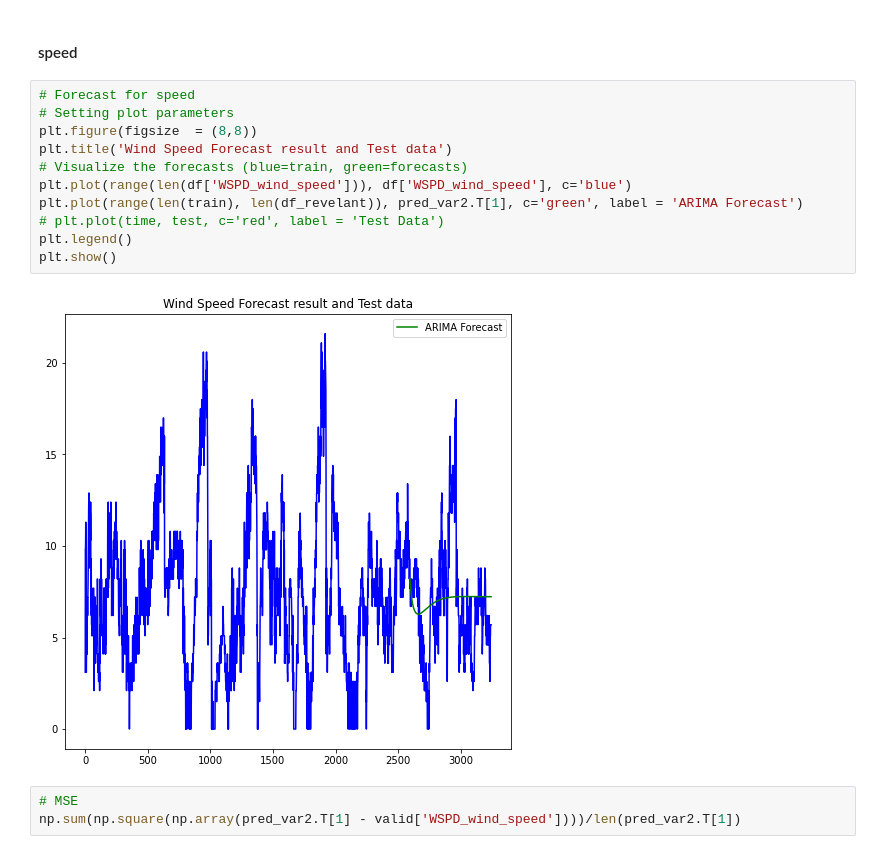
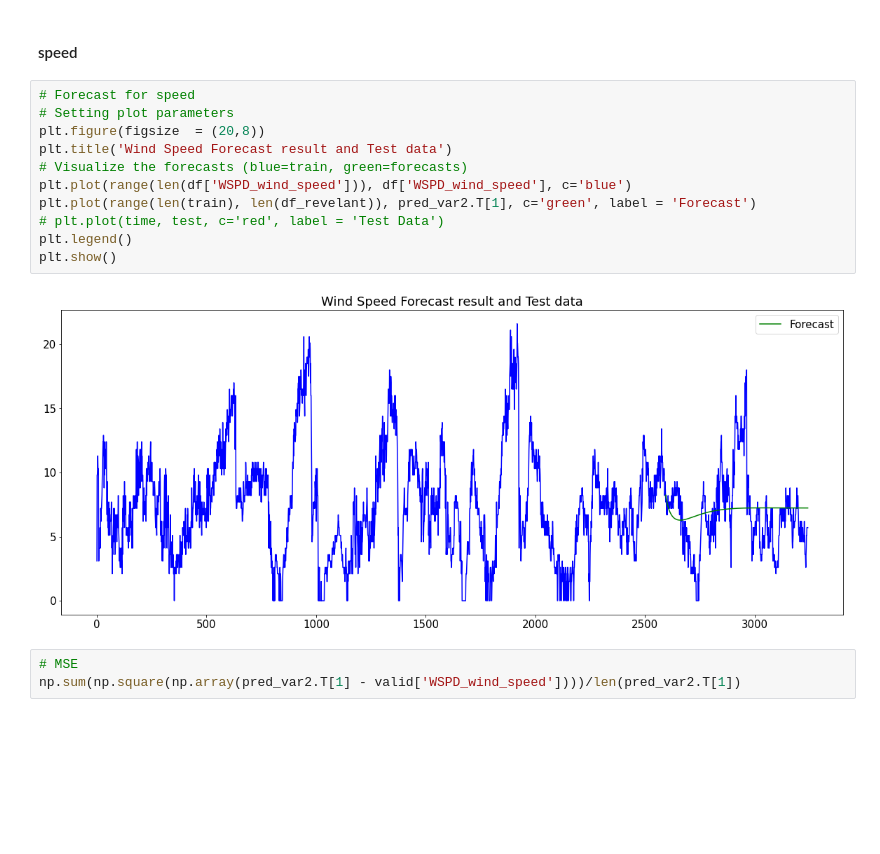
Before and after one commit to bhavrish/cognite-challenge, a Jupyter notebook: datathon.ipynb, the cells around one changed output. Cells and saved outputs as stored; diff of their text form; blank space fills up the shorter version.

```diff
--- a/datathon.ipynb
+++ b/datathon.ipynb
@@ -371,16 +371,16 @@ np.sum(np.square(np.array(pred_var2.T[0] - valid['WDIR_wind_direction'])))/len(p
 # %%
 # Forecast for speed
 # Setting plot parameters
-plt.figure(figsize  = (8,8))
+plt.figure(figsize  = (20,8))
 plt.title('Wind Speed Forecast result and Test data')
 # Visualize the forecasts (blue=train, green=forecasts)
 plt.plot(range(len(df['WSPD_wind_speed'])), df['WSPD_wind_speed'], c='blue')
-plt.plot(range(len(train), len(df_revelant)), pred_var2.T[1], c='green', label = 'ARIMA Forecast')
+plt.plot(range(len(train), len(df_revelant)), pred_var2.T[1], c='green', label = 'Forecast')
 # plt.plot(time, test, c='red', label = 'Test Data')
 plt.legend()
 plt.show()
 # %% [output]
-[figure, old version]
+[figure, new version]
 # %%
 # MSE
 np.sum(np.square(np.array(pred_var2.T[1] - valid['WSPD_wind_speed'])))/len(pred_var2.T[1])
```
Also changed, not shown: parts of 10 cells of this notebook.
